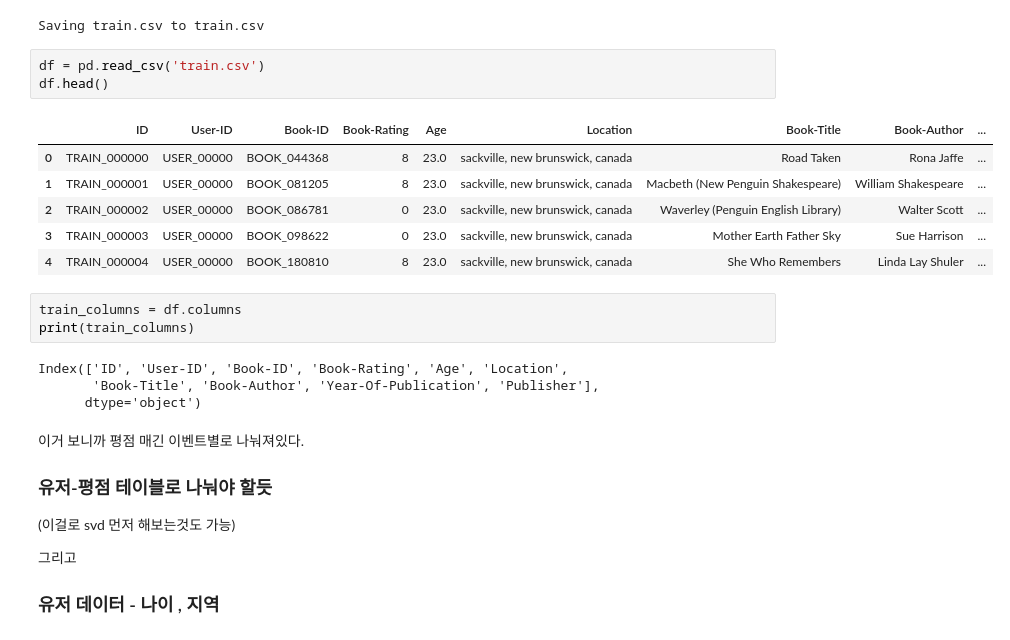
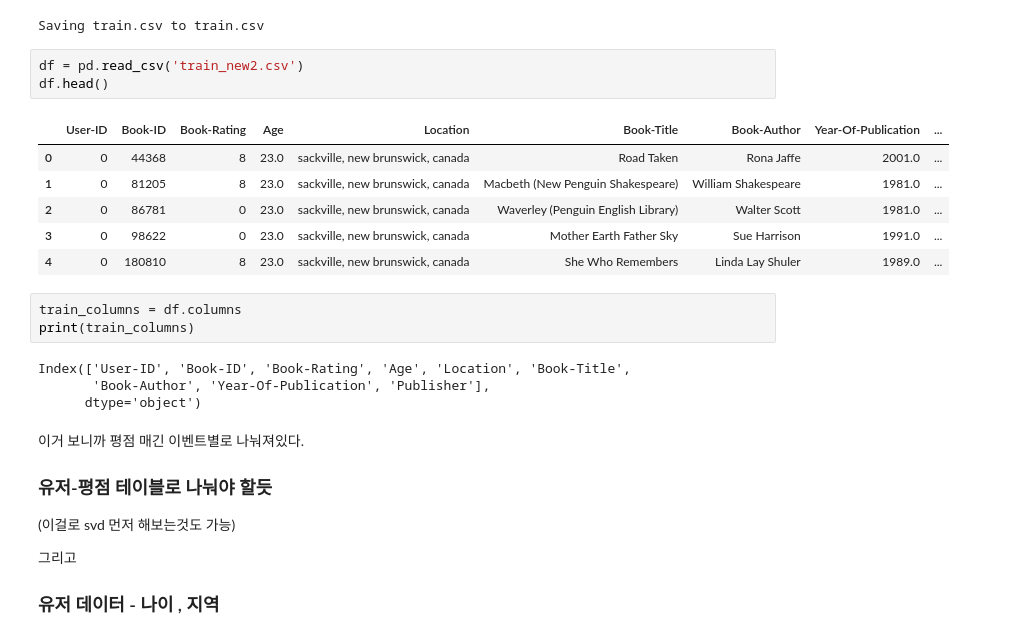
Before and after one commit to ericyun95/dacon_bookrecsys, a Jupyter notebook: dacon_test_0505.ipynb, the cells around one changed output. Saved outputs shown, nothing was run; the diff lists cells and outputs as text.

```diff
--- a/dacon_test_0505.ipynb
+++ b/dacon_test_0505.ipynb
@@ -8,21 +10,21 @@ files.upload();
 [interactive output not drawn]
 Saving train.csv to train.csv
 # %%
-df = pd.read_csv('train.csv')
+df = pd.read_csv('train_new2.csv')
 df.head()
 # %% [output]
-|  | ID | User-ID | Book-ID | Book-Rating | Age | Location | Book-Title | Book-Author | ... |
-| 0 | TRAIN_000000 | USER_00000 | BOOK_044368 | 8 | 23.0 | sackville, new brunswick, canada | Road Taken | Rona Jaffe | ... |
-| 1 | TRAIN_000001 | USER_00000 | BOOK_081205 | 8 | 23.0 | sackville, new brunswick, canada | Macbeth (New Penguin Shakespeare) | William Shakespeare | ... |
-| 2 | TRAIN_000002 | USER_00000 | BOOK_086781 | 0 | 23.0 | sackville, new brunswick, canada | Waverley (Penguin English Library) | Walter Scott | ... |
-| 3 | TRAIN_000003 | USER_00000 | BOOK_098622 | 0 | 23.0 | sackville, new brunswick, canada | Mother Earth Father Sky | Sue Harrison | ... |
-| 4 | TRAIN_000004 | USER_00000 | BOOK_180810 | 8 | 23.0 | sackville, new brunswick, canada | She Who Remembers | Linda Lay Shuler | ... |
+|  | User-ID | Book-ID | Book-Rating | Age | Location | Book-Title | Book-Author | Year-Of-Publication | ... |
+| 0 | 0 | 44368 | 8 | 23.0 | sackville, new brunswick, canada | Road Taken | Rona Jaffe | 2001.0 | ... |
+| 1 | 0 | 81205 | 8 | 23.0 | sackville, new brunswick, canada | Macbeth (New Penguin Shakespeare) | William Shakespeare | 1981.0 | ... |
+| 2 | 0 | 86781 | 0 | 23.0 | sackville, new brunswick, canada | Waverley (Penguin English Library) | Walter Scott | 1981.0 | ... |
+| 3 | 0 | 98622 | 0 | 23.0 | sackville, new brunswick, canada | Mother Earth Father Sky | Sue Harrison | 1991.0 | ... |
+| 4 | 0 | 180810 | 8 | 23.0 | sackville, new brunswick, canada | She Who Remembers | Linda Lay Shuler | 1989.0 | ... |
 # %%
 train_columns = df.columns
 print(train_columns)
 # %% [output]
-Index(['ID', 'User-ID', 'Book-ID', 'Book-Rating', 'Age', 'Location',
-       'Book-Title', 'Book-Author', 'Year-Of-Publication', 'Publisher'],
+Index(['User-ID', 'Book-ID', 'Book-Rating', 'Age', 'Location', 'Book-Title',
+       'Book-Author', 'Year-Of-Publication', 'Publisher'],
       dtype='object')
 # %% [markdown]
 이거 보니까 평점 매긴 이벤트별로 나눠져있다.
```
Also changed, not shown: parts of 19 cells of this notebook.
